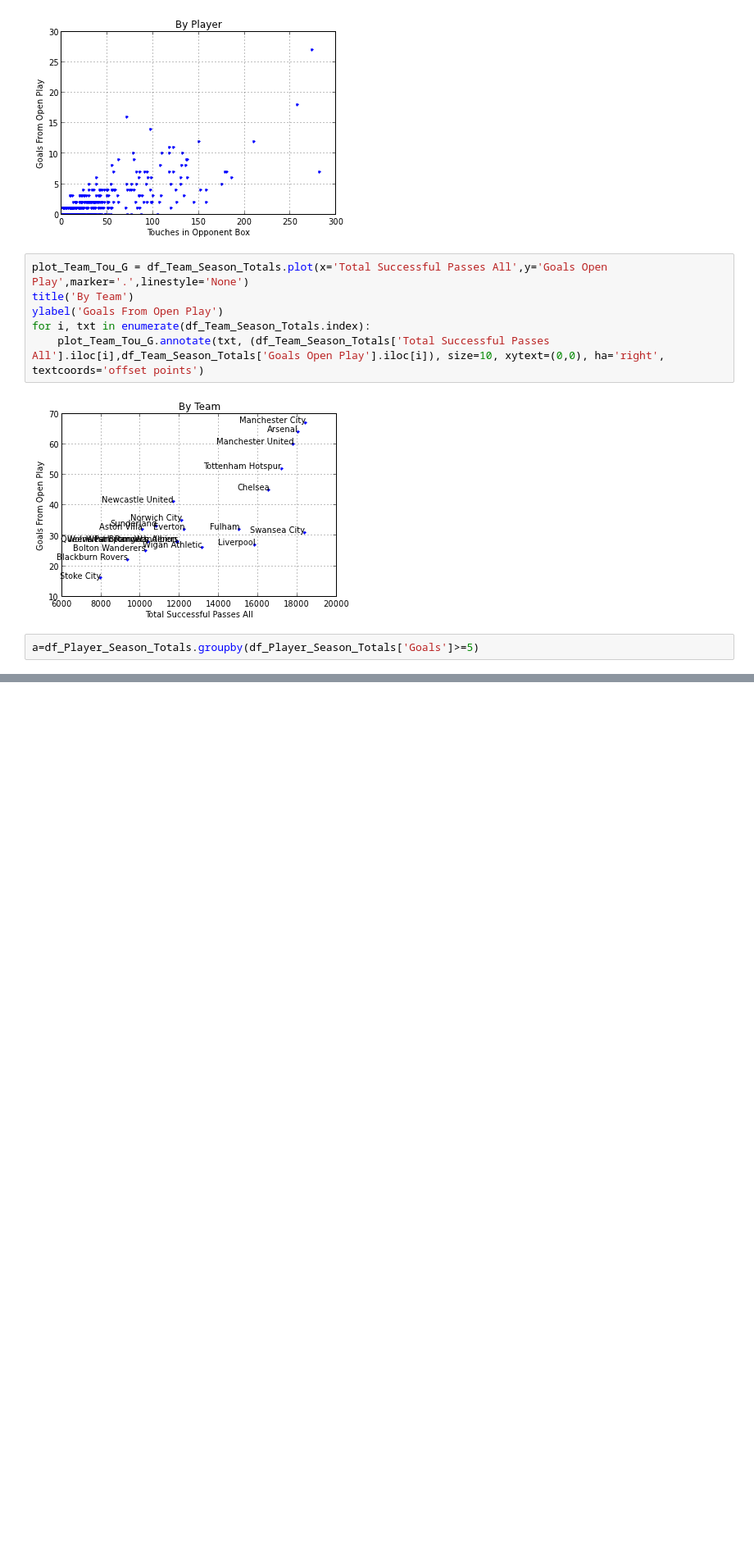
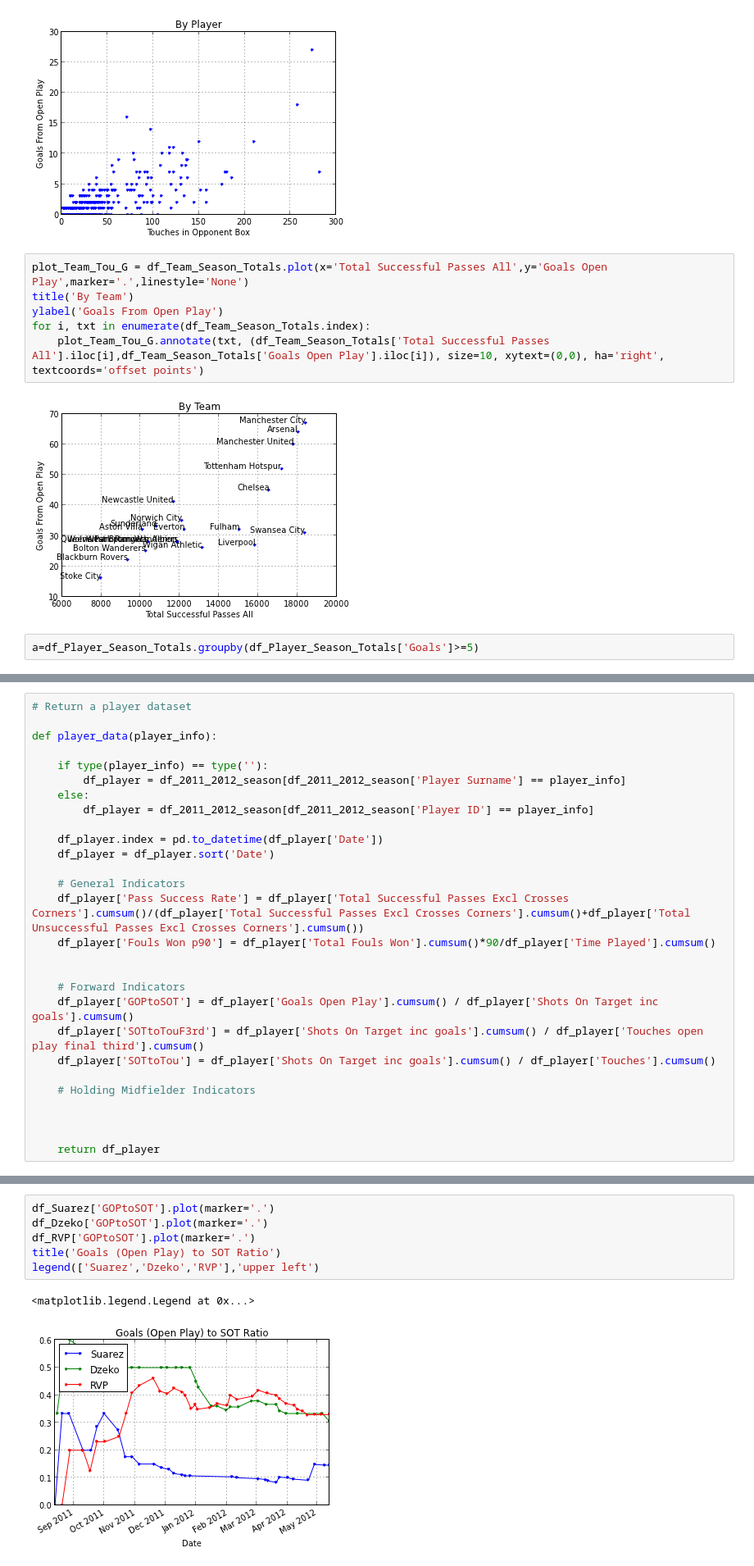
Before and after one commit to jtelszasz/mcfc_analytics_api, a Jupyter notebook: MCFC_EDA.ipynb, the cells around one changed output, grey strips where cells are left out. Shown at 82% size. Saved outputs shown, nothing was run; the diff lists cells and outputs as text; blank space fills up the shorter version.

```diff
--- a/MCFC_EDA.ipynb
+++ b/MCFC_EDA.ipynb
@@ -50,0 +61,28 @@ a=df_Player_Season_Totals.groupby(df_Player_Season_Totals['Goals']>=5)
+# %%
+# Return a player dataset
+
+def player_data(player_info):
+
+    if type(player_info) == type(''):
+        df_player = df_2011_2012_season[df_2011_2012_season['Player Surname'] == player_info]
+    else:
+        df_player = df_2011_2012_season[df_2011_2012_season['Player ID'] == player_info]
+
+    df_player.index = pd.to_datetime(df_player['Date'])
+    df_player = df_player.sort('Date')
+
+    # General Indicators
+    df_player['Pass Success Rate'] = df_player['Total Successful Passes Excl Crosses Corners'].cumsum()/(df_player['Total Successful Passes Excl Crosses Corners'].cumsum()+df_player['Total Unsuccessful Passes Excl Crosses Corners'].cumsum())
+    df_player['Fouls Won p90'] = df_player['Total Fouls Won'].cumsum()*90/df_player['Time Played'].cumsum()
+
+
+    # Forward Indicators
+    df_player['GOPtoSOT'] = df_player['Goals Open Play'].cumsum() / df_player['Shots On Target inc goals'].cumsum()
+    df_player['SOTtoTouF3rd'] = df_player['Shots On Target inc goals'].cumsum() / df_player['Touches open play final third'].cumsum()
+    df_player['SOTtoTou'] = df_player['Shots On Target inc goals'].cumsum() / df_player['Touches'].cumsum()
+
+    # Holding Midfielder Indicators
+
+
+
+    return df_player
@@ -50,0 +110,9 @@ a=df_Player_Season_Totals.groupby(df_Player_Season_Totals['Goals']>=5)
+# %%
+df_Suarez['GOPtoSOT'].plot(marker='.')
+df_Dzeko['GOPtoSOT'].plot(marker='.')
+df_RVP['GOPtoSOT'].plot(marker='.')
+title('Goals (Open Play) to SOT Ratio')
+legend(['Suarez','Dzeko','RVP'],'upper left')
+# %% [output]
+<matplotlib.legend.Legend at 0x...>
+[figure, added]
```
Also changed, not shown: parts of 12 cells of this notebook, 1 other file.
